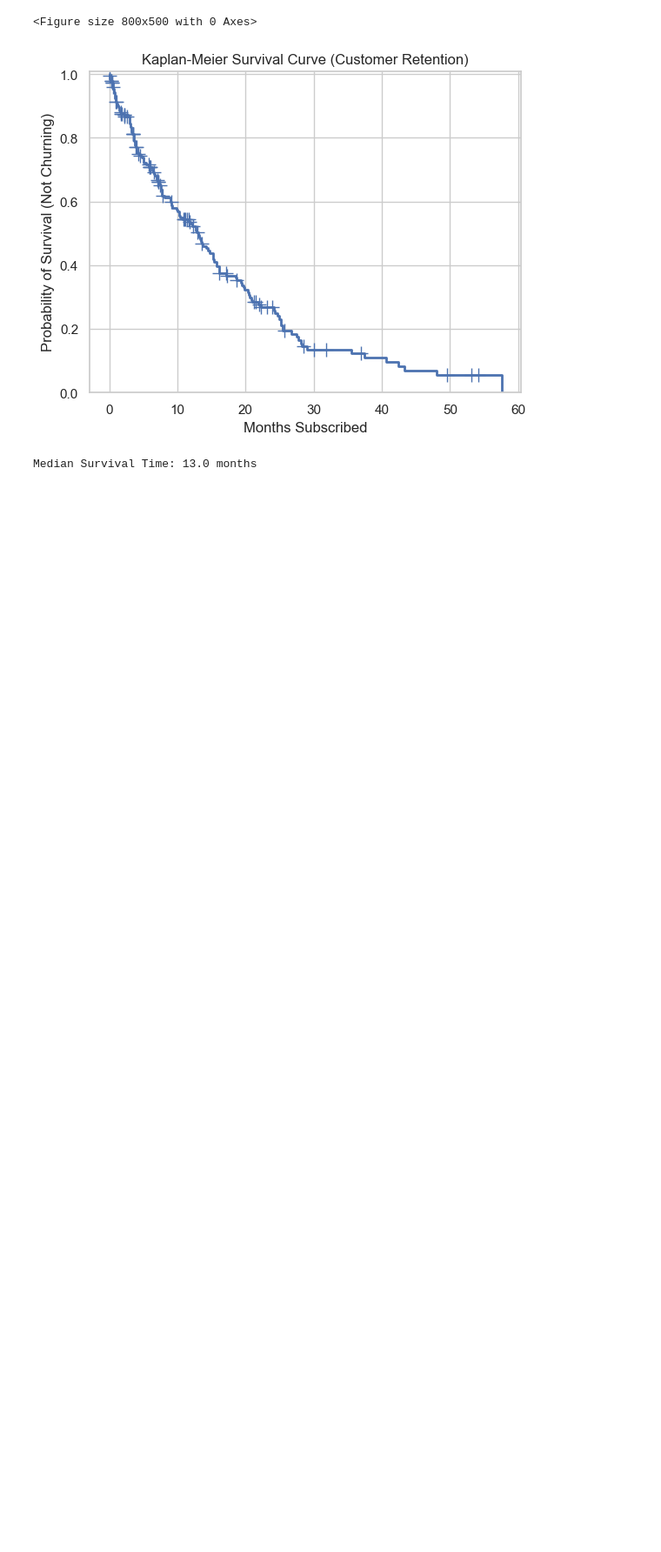
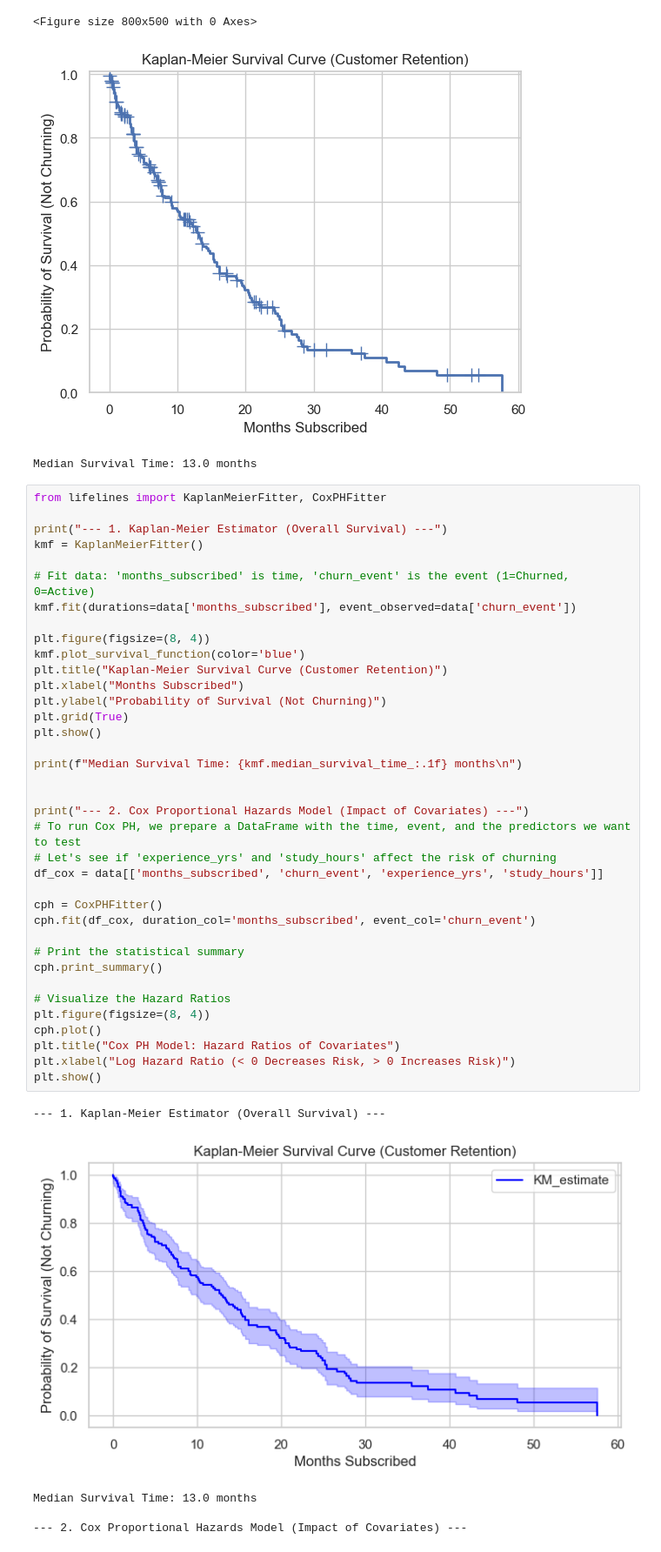
Before and after one commit to alasyariyphysics/stats-repo, a Jupyter notebook: Introduction_to_Inferential_Statistics.ipynb, the cells around one changed output. Shown at 87% size. Cells and saved outputs as stored; diff of their text form; blank space fills up the shorter version.

```diff
--- a/Introduction_to_Inferential_Statistics.ipynb
+++ b/Introduction_to_Inferential_Statistics.ipynb
@@ -277,3 +395,46 @@ print(f"Median Survival Time: {surv.quantile(0.5):.1f} months")
 <Figure size 800x500 with 0 Axes>
 [figure]
 Median Survival Time: 13.0 months
+# %%
+from lifelines import KaplanMeierFitter, CoxPHFitter
+
+print("--- 1. Kaplan-Meier Estimator (Overall Survival) ---")
+kmf = KaplanMeierFitter()
+
+# Fit data: 'months_subscribed' is time, 'churn_event' is the event (1=Churned, 0=Active)
+kmf.fit(durations=data['months_subscribed'], event_observed=data['churn_event'])
+
+plt.figure(figsize=(8, 4))
+kmf.plot_survival_function(color='blue')
+plt.title("Kaplan-Meier Survival Curve (Customer Retention)")
+plt.xlabel("Months Subscribed")
+plt.ylabel("Probability of Survival (Not Churning)")
+plt.grid(True)
+plt.show()
+
+print(f"Median Survival Time: {kmf.median_survival_time_:.1f} months\n")
+
+
+print("--- 2. Cox Proportional Hazards Model (Impact of Covariates) ---")
+# To run Cox PH, we prepare a DataFrame with the time, event, and the predictors we want to test
+# Let's see if 'experience_yrs' and 'study_hours' affect the risk of churning
+df_cox = data[['months_subscribed', 'churn_event', 'experience_yrs', 'study_hours']]
+
+cph = CoxPHFitter()
+cph.fit(df_cox, duration_col='months_subscribed', event_col='churn_event')
+
+# Print the statistical summary
+cph.print_summary()
+
+# Visualize the Hazard Ratios
+plt.figure(figsize=(8, 4))
+cph.plot()
+plt.title("Cox PH Model: Hazard Ratios of Covariates")
+plt.xlabel("Log Hazard Ratio (< 0 Decreases Risk, > 0 Increases Risk)")
+plt.show()
+# %% [output]
+--- 1. Kaplan-Meier Estimator (Overall Survival) ---
+[figure, added]
+Median Survival Time: 13.0 months
+
+--- 2. Cox Proportional Hazards Model (Impact of Covariates) ---
```
Also changed, not shown: parts of 8 cells of this notebook.
